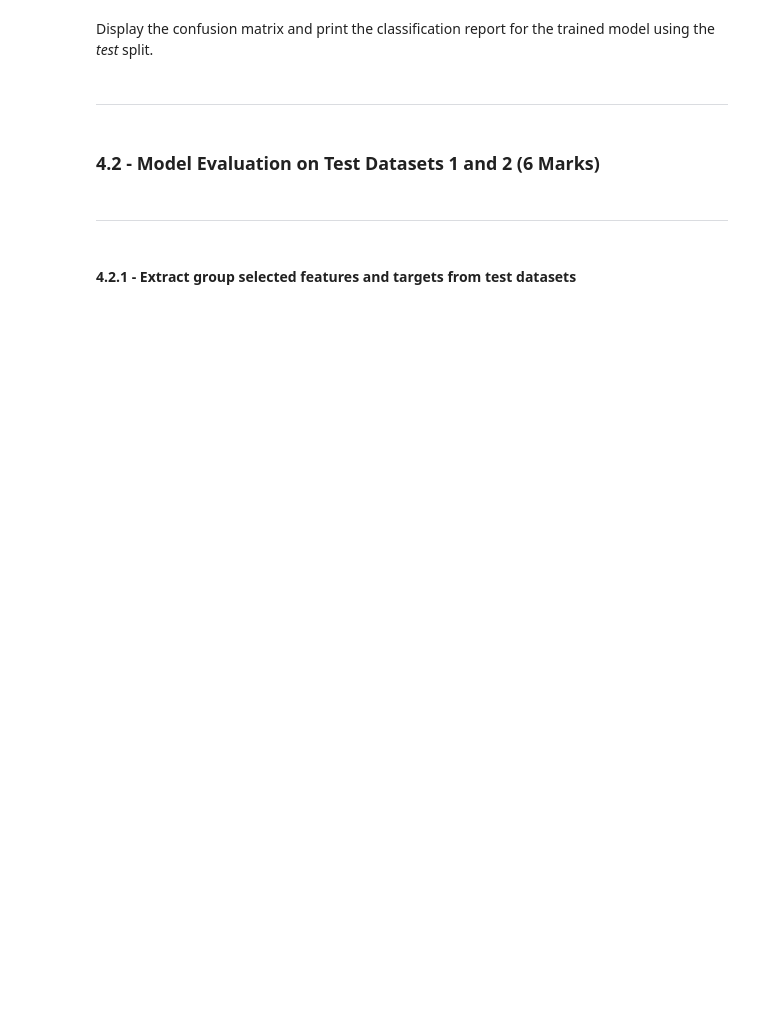
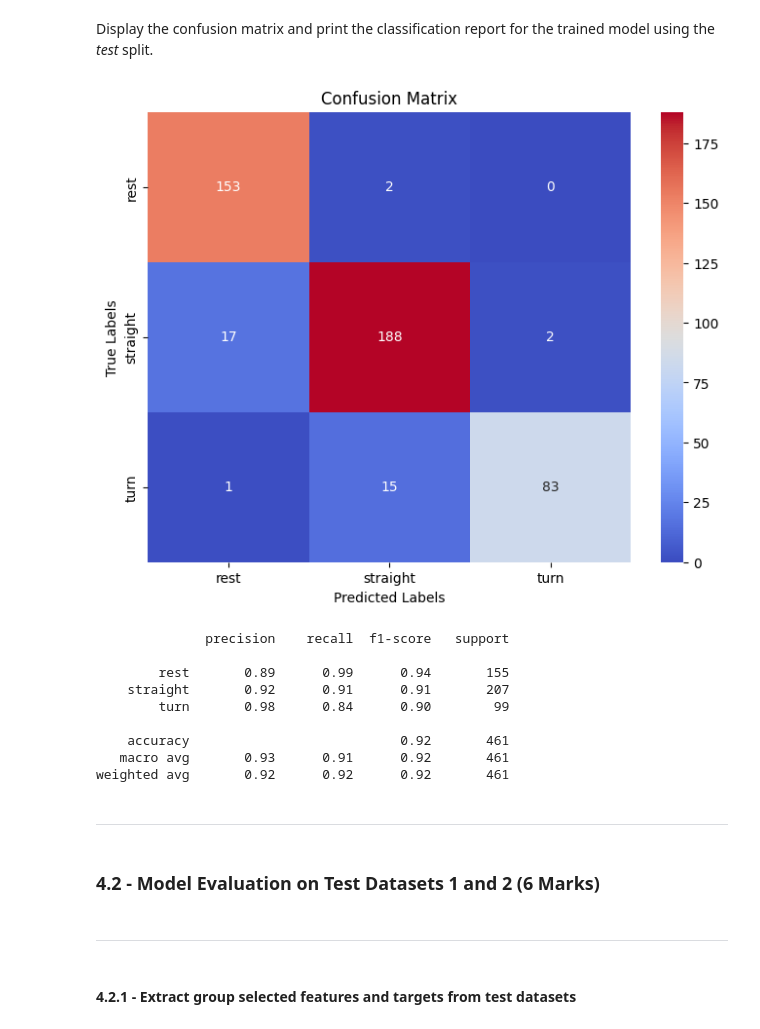
Before and after one commit to TaRa1999R/engg680_2024_fall, a Jupyter notebook: Lab_Assignment4/Assignment_4.ipynb, the cells around one changed output. Saved outputs shown, nothing was run; the diff lists cells and outputs as text; code cells hidden in the pictures; blank space fills up the shorter version.

```diff
--- a/Lab_Assignment4/Assignment_4.ipynb
+++ b/Lab_Assignment4/Assignment_4.ipynb
@@ -923,6 +917,7 @@ X.head(2)
 # %%
 # TODO - Load motion_state column (target vector) into y
-# y =
+
+y = cv_set['motion_state']
 # %% [markdown]
 ___
 # %% [markdown]
@@ -931,21 +926,32 @@ ___
 Similar to the steps from **1.2.2** and perform model training and tuning for an `SVC` model. Perform the `train_test_split`, initiate a `Pipeline`, then define the *Parameters* for `GridSearchCV`. Finally, perfrom the grid search.
 # %%
 # TODO - Perform model training and tuning using `GridSearchCV`
-# X_train, X_test, y_train, y_test =
+
+X_train, X_test, y_train, y_test = train_test_split(X, y, test_size=0.3, random_state=42, stratify=y)
 # %% [markdown]
 In the `Pipeline` add an entry *'pca'* to apply `PCA`.
 # %%
 # Perform any missing imports
 
+from sklearn.decomposition import PCA
+
 # TODO - Initiate the pipeline
 # (1 marks)
-# pipe =
+
+pipe = Pipeline([
+                ('pca' , PCA()),
+                ('classifier', SVC())])
 # %% [markdown]
 Similar to previous sections, define the grid search configuration (*param_grid*). Add *n_components* hyper parameter tuning for PCA, and search over the values `n_components=[4,7,11,14,16]`.
 # %%
 # TODO - Define the parameter grid for your model
 # (3 marks)
-# param_grid =
+
+param_grid = {
+             'pca__n_components': [4, 7, 11, 14, 16],
+             'classifier__C': [0.01, 0.1, 1, 10, 100],
+             'classifier__gamma': [0.001, 0.01, 0.1, 1],
+             'classifier__kernel': ['rbf']}
 # %%
 # Perform the grid search to train model and tune hyper parameters
 grid = GridSearchCV(pipe, param_grid, cv=5, scoring='accuracy', return_train_score=True)
@@ -983,3 +993,29 @@ Display the confusion matrix and print the classification report for the trained
+# %%
+# TODO - Display confusion matrix and print classification report
+
+y_pred = grid.predict(X_test)
+
+cm = confusion_matrix(y_test, y_pred)
+
+plt.figure(figsize=(8, 6))
+sns.heatmap(cm, annot=True, fmt="d", cmap="coolwarm", xticklabels=grid.classes_, yticklabels=grid.classes_)
+plt.xlabel("Predicted Labels")
+plt.ylabel("True Labels")
+plt.title("Confusion Matrix")
+plt.show()
+
+print(classification_report(y_test, y_pred))
+# %% [output]
+[figure, added]
+              precision    recall  f1-score   support
+
+        rest       0.89      0.99      0.94       155
+    straight       0.92      0.91      0.91       207
+        turn       0.98      0.84      0.90        99
+
+    accuracy                           0.92       461
+   macro avg       0.93      0.91      0.92       461
+weighted avg       0.92      0.92      0.92       461
 # %% [markdown]
 ___
 # %% [markdown]
```
Also changed, not shown: parts of 17 cells of this notebook.
